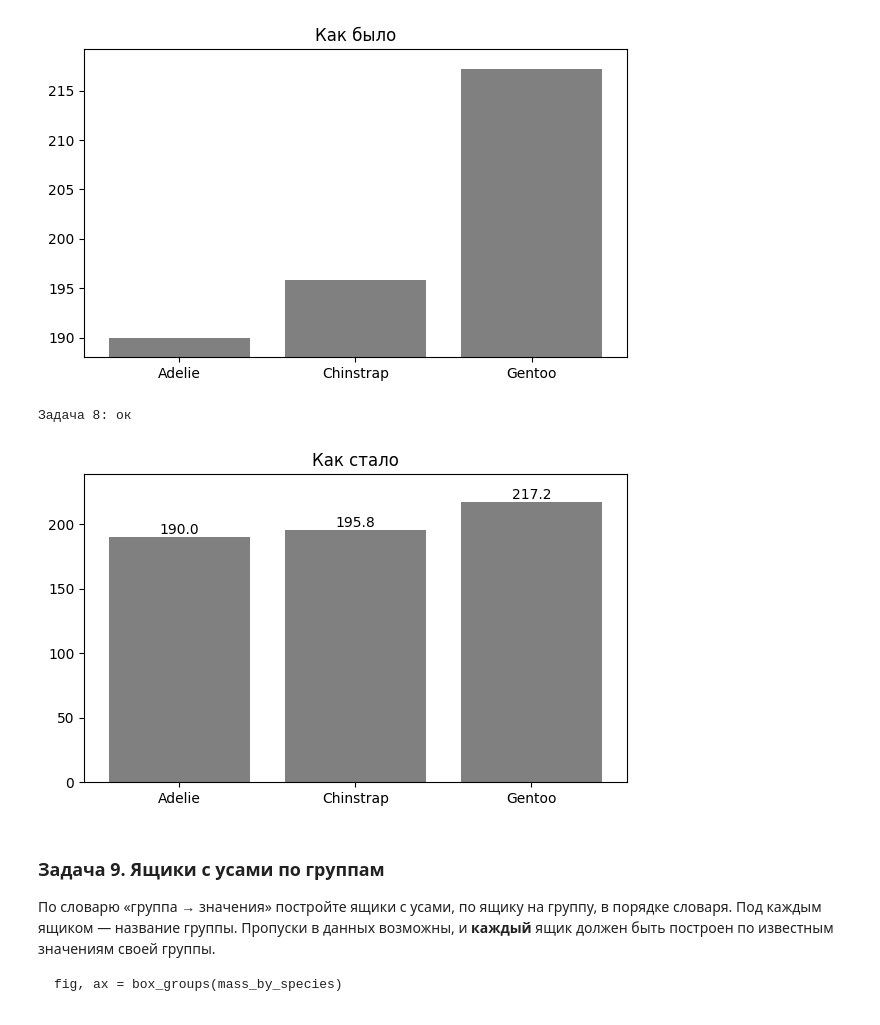
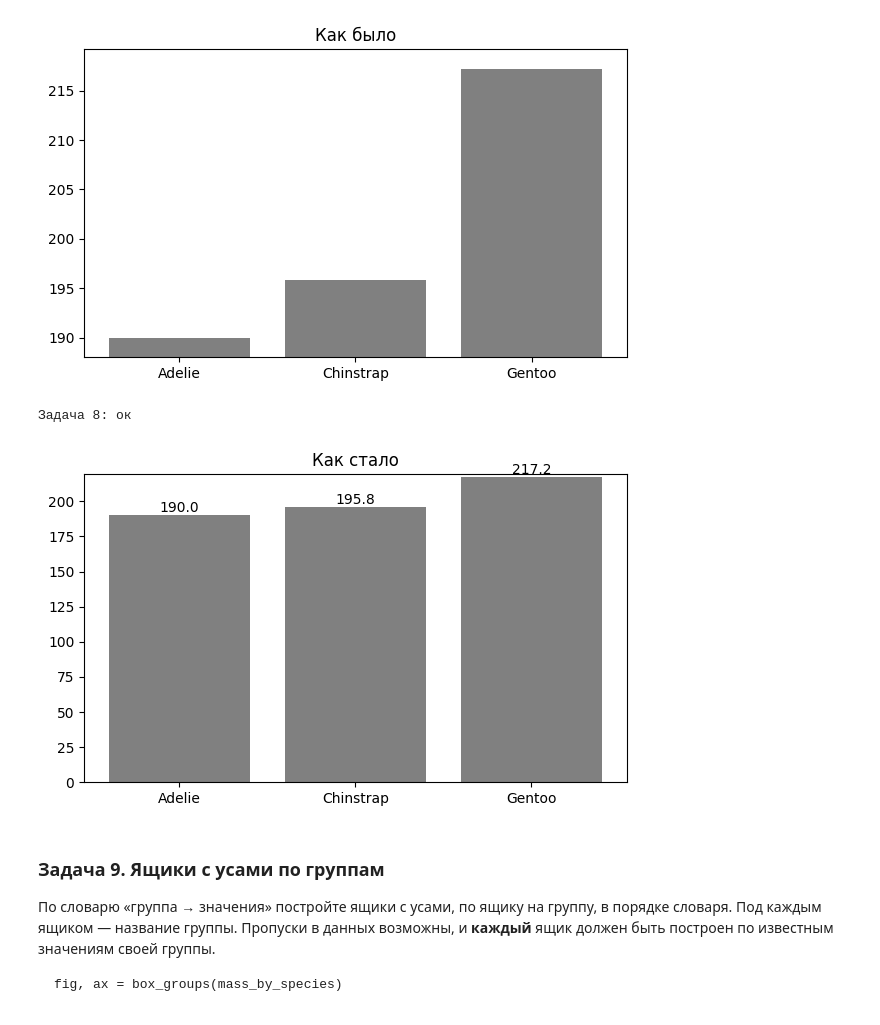
Before and after one commit to programmer-pawno/superrepo, a Jupyter notebook: plt.ipynb, the cells around one changed output. Drawn from its saved outputs; the diff is of its cells as text; code cells hidden in the pictures.

```diff
--- a/plt.ipynb
+++ b/plt.ipynb
@@ -328,11 +287,10 @@ def multi_line(x, series: dict):
     """По ломаной на каждый ряд, общая ось x, легенда. Возвращает (fig, ax)."""
     # ваш код здесь
     fig, ax = plt.subplots()
-    for name in series:
-        ax.plot(x, series[name], label=name)
-    ax.legend()
+    for key in series.keys():
+      ax.plot(x, series[key], label=key)
+      ax.legend()
     return fig, ax
-    pass
 
 
 fig, ax = multi_line(MONTHS, TEMP)
@@ -422,17 +376,19 @@ fig, ax = hist_center(mass, 20)
 # %%
 def hist_center(values, bins: int):
     """Гистограмма, среднее (сплошная) и медиана (пунктир), легенда. Возвращает (fig, ax)."""
-    # ваш код здесь
-    x = np.asarray(values, dtype=float)
-    x = x[~np.isnan(x)]
+    fig, ax = plt.subplots()
+    values = np.array(values)
 
-    fig, ax = plt.subplots()
-    ax.hist(x, bins=bins)
-    ax.axvline(x.mean(), linestyle="-", label="среднее")
-    ax.axvline(np.median(x), linestyle="--", label="медиана")
+    mask = ~np.isnan(values)
+    values = values[mask]
+
+    ax.hist(values, bins=bins)
+    ax.axvline(values.mean(), label='среднее')
+    ax.axvline(np.median(values), label='медиана', linestyle='--')
+
     ax.legend()
+    print(values.mean())
     return fig, ax
-    pass
 
 
 def lines_by_label(ax):
@@ -491,41 +449,37 @@ plt.show()
 # %%
 def fix_axis(ax):
     """Ось Y от нуля, значения над столбцами. Ничего не возвращает."""
-    # ваш код здесь
-    heights = []
+    heights = [p.get_height() for p in ax.patches]
+    ymax = max(heights)
+    ax.set_ylim(0)
     for p in ax.patches:
-        heights.append(p.get_height())
-    ax.set_ylim(0, max(heights) * 1.1)
-
-    for p in ax.patches:
-        x = p.get_x() + p.get_width() / 2
-        y = p.get_height()
-        ax.text(x, y, f"{y:.1f}", ha="center", va="bottom")
-    pass
+      y = p.get_height()
+      x = p.get_x() + p.get_width() / 2
+      ax.text(x, y, f"{y:.1f}", ha="center", va="bottom")
 
 
 def label_y(t):
     # у ax.text позиция в get_position(), у подписей ax.bar_label — в t.xy
     return t.xy[1] if hasattr(t, "xy") else t.get_position()[1]
 
 fig, ax = misleading_bar(SPECIES, flipper_means)
 fix_axis(ax)
 ax.set_title("Как стало")
 assert ax.get_ylim()[0] == 0
 assert ax.get_ylim()[1] >= 217.2
 assert [p.get_height() for p in ax.patches] == flipper_means, "столбцы изменились"
 assert sorted(texts(ax.texts)) == ["190.0", "195.8", "217.2"]
 assert all(label_y(t) >= 190 for t in ax.texts), "подписи должны стоять над столбцами"
 
 fig2, ax2 = misleading_bar(["a", "b"], [1500, 1520.25])
 fix_axis(ax2)
 plt.close(fig2)
 assert ax2.get_ylim()[0] == 0 and ax2.get_ylim()[1] >= 1520.25
 assert sorted(texts(ax2.texts)) == ["1500.0", "1520.2"]
 print("Задача 8: ок")
 # %% [output]
 Задача 8: ок
-[figure, old version]
+[figure, new version]
 # %% [markdown]
 ### Задача 9. Ящики с усами по группам
 
```
Also changed, not shown: parts of 11 cells of this notebook, 1 other file.
